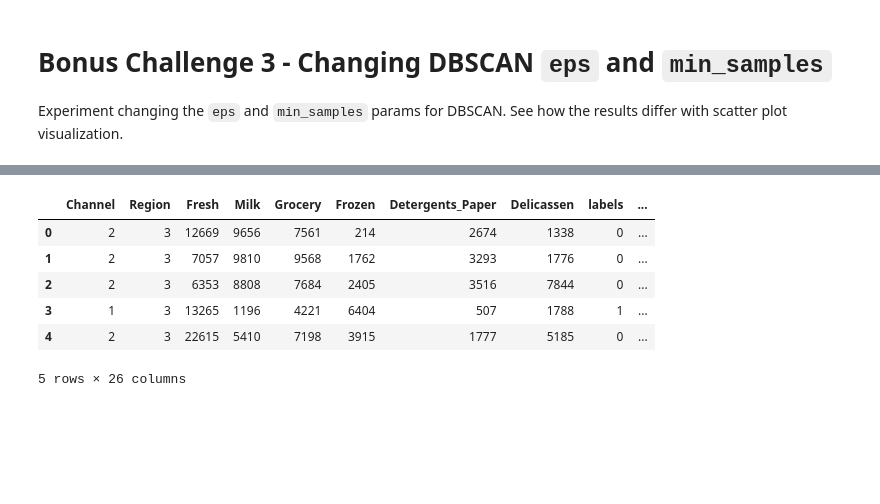
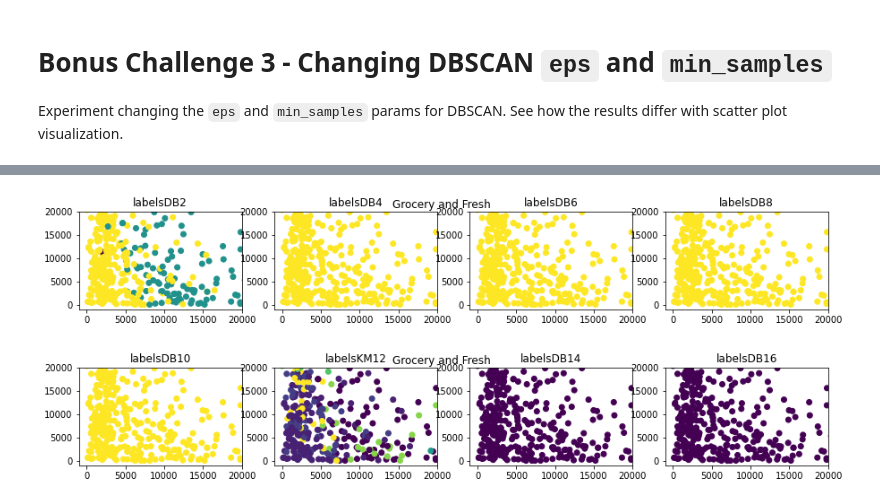
Before and after one commit to rihp/datamad0320, a Jupyter notebook: module-3/lab-unsupervised-learning/your-code/main.ipynb, the cells around one changed output, grey strips where cells are left out. Saved outputs shown, nothing was run; the diff lists cells and outputs as text; code cells hidden in the pictures; blank space fills up the shorter version.

```diff
--- a/module-3/lab-unsupervised-learning/your-code/main.ipynb
+++ b/module-3/lab-unsupervised-learning/your-code/main.ipynb
@@ -439,15 +449,11 @@ Experiment changing the `eps` and `min_samples` params for DBSCAN. See how the r
 # %%
-# Your code here
-for i in range(2,17,2):
-    customers[f'labelsDB{i}'] = DBSCAN(eps=i).fit(my_scaled_vars).labels_
-customers.head()
+# Your comment here
+features = ['Grocery', 'Fresh']
+for i in range(2,17,2): customers[f'labelsDB{i}'] = DBSCAN(eps=i).fit(my_scaled_vars).labels_
+compare_clustering(customers, features=features, labels=['labelsDB2','labelsDB4','labelsDB6','labelsDB8'])
+compare_clustering(customers, features=features , labels=['labelsDB10','labelsKM12','labelsDB14','labelsDB16'])
 # %% [output]
-|  | Channel | Region | Fresh | Milk | Grocery | Frozen | Detergents_Paper | Delicassen | labels | ... |
-| 0 | 2 | 3 | 12669 | 9656 | 7561 | 214 | 2674 | 1338 | 0 | ... |
-| 1 | 2 | 3 | 7057 | 9810 | 9568 | 1762 | 3293 | 1776 | 0 | ... |
-| 2 | 2 | 3 | 6353 | 8808 | 7684 | 2405 | 3516 | 7844 | 0 | ... |
-| 3 | 1 | 3 | 13265 | 1196 | 4221 | 6404 | 507 | 1788 | 1 | ... |
-| 4 | 2 | 3 | 22615 | 5410 | 7198 | 3915 | 1777 | 5185 | 0 | ... |
-5 rows × 26 columns
+[figure, added]
+[figure, added]
 # %%
 # Your comment here
```
Also changed, not shown: parts of 14 cells of this notebook.
